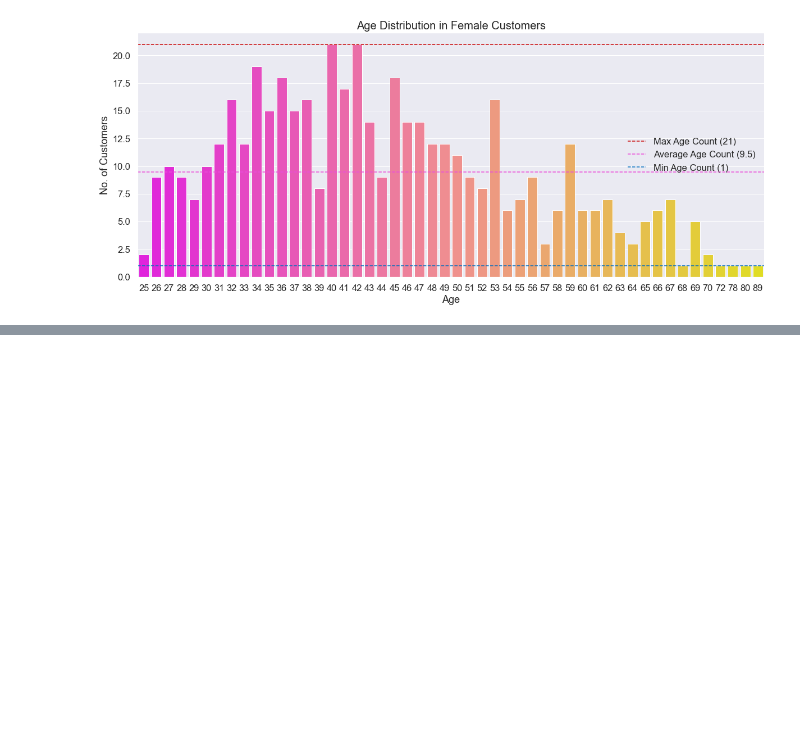
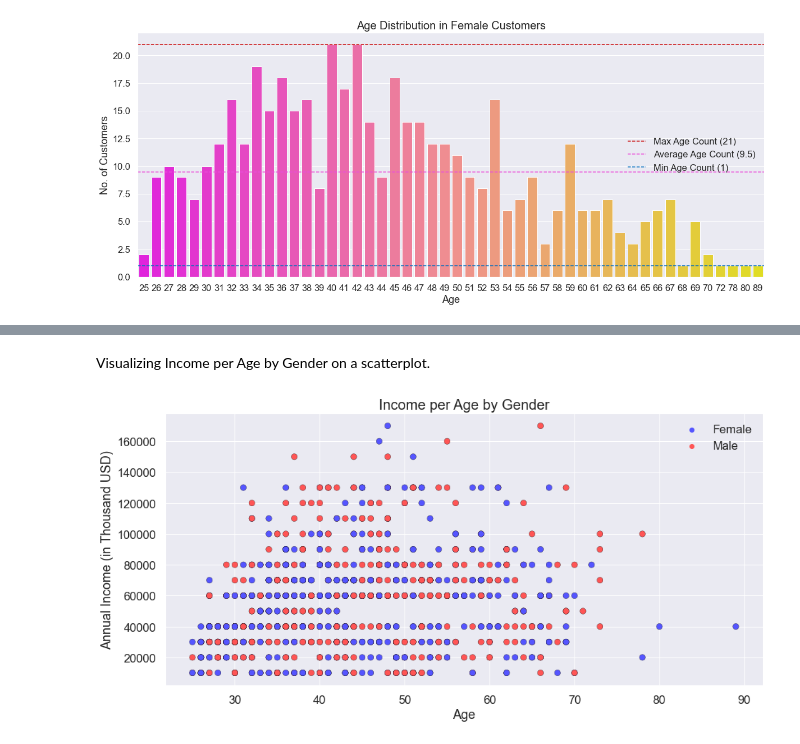
Before and after one commit to balachander712/customer-segmentation, a Jupyter notebook: customer-segmentation.ipynb, the cells around one changed output, grey strips where cells are left out. Cells and saved outputs as stored; diff of their text form; code cells hidden in the pictures; blank space fills up the shorter version.

```diff
--- a/customer-segmentation.ipynb
+++ b/customer-segmentation.ipynb
@@ -535,0 +624,13 @@ plt.show()
+# %% [markdown]
+Visualizing Income per Age by Gender on a scatterplot.
+# %%
+fig, ax = plt.subplots(figsize=(15,7))
+sns.set(font_scale=1.5)
+ax = sns.scatterplot(y=data['Income'], x=data['Age'], hue=data['Gender'], palette='seismic', s=70,edgecolor='black', linewidth=0.3)
+ax.set_ylabel('Annual Income (in Thousand USD)')
+ax.legend(loc ='upper right')
+
+plt.title('Income per Age by Gender', fontsize = 20)
+plt.show()
+# %% [output]
+[figure, added]
```
Also changed, not shown: parts of 30 cells of this notebook.
